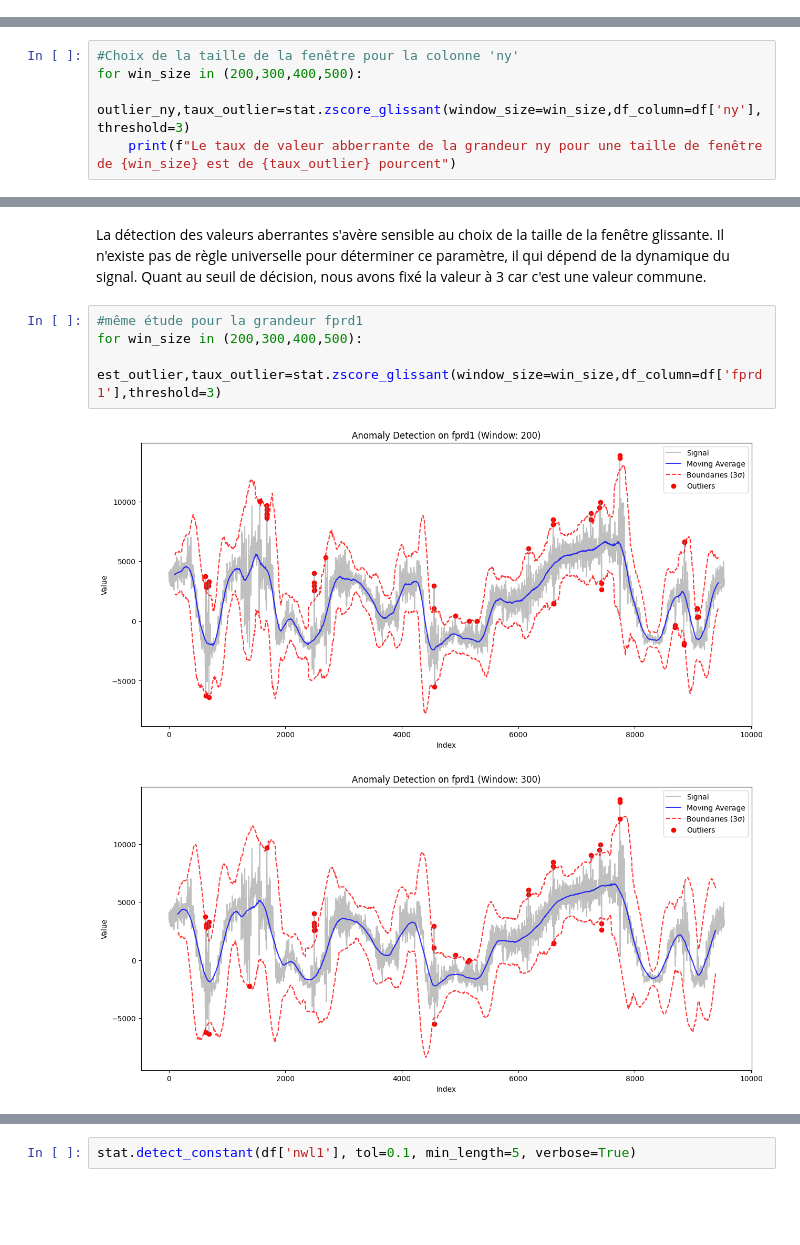
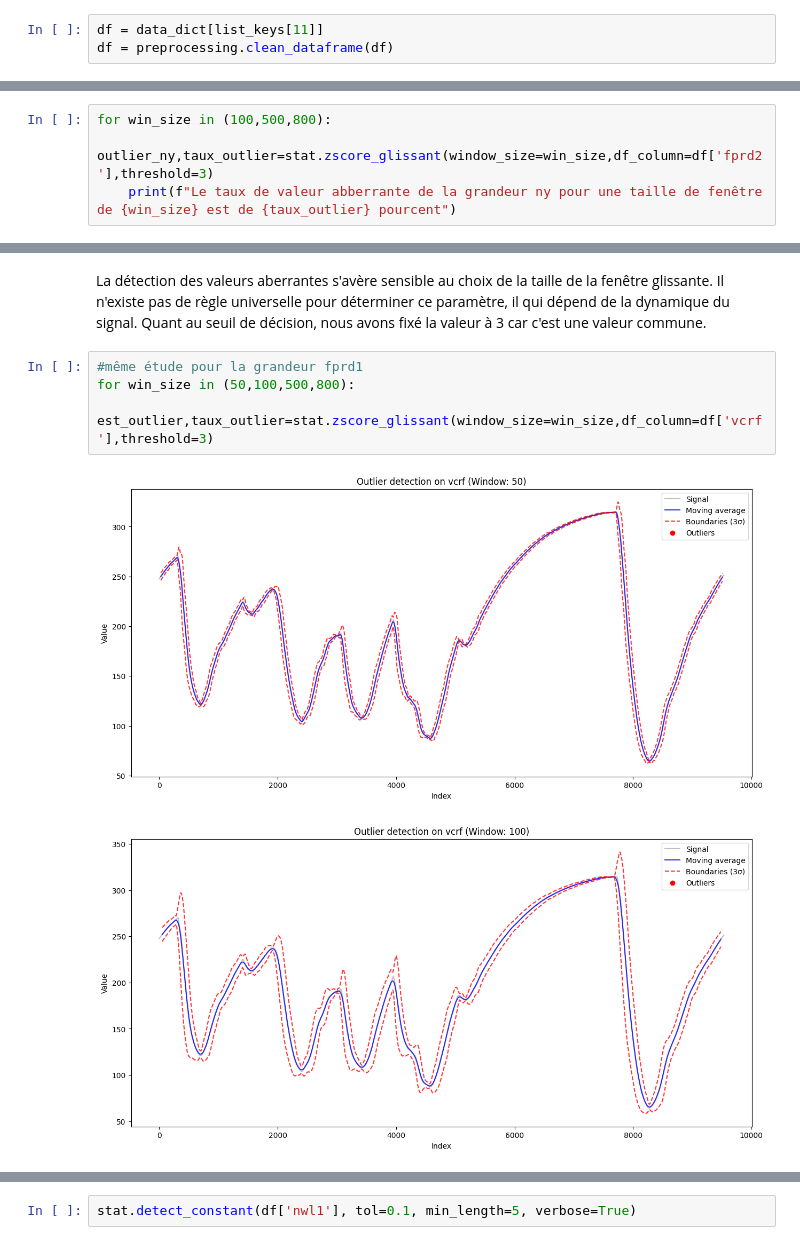
Before and after one commit to lukasfauli/Projet-recheche-INSA-anomaly-detection-librairy, a Jupyter notebook: studies_stats/anl01p1-anomaly_detection_stats.ipynb, the cells around one changed output, grey strips where cells are left out. Drawn from its saved outputs; the diff is of its cells as text; blank space fills up the shorter version.

```diff
--- a/studies_stats/anl01p1-anomaly_detection_stats.ipynb
+++ b/studies_stats/anl01p1-anomaly_detection_stats.ipynb
@@ -49,0 +38,3 @@ display(df.describe())
+# %%
+df = data_dict[list_keys[11]]
+df = preprocessing.clean_dataframe(df)
@@ -50,6 +54,5 @@ display(df.describe())
 # %%
-#Choix de la taille de la fenêtre pour la colonne 'ny'
-for win_size in (200,300,400,500):
-    outlier_ny,taux_outlier=stat.zscore_glissant(window_size=win_size,df_column=df['ny'],threshold=3)
+for win_size in (100,500,800):
+    outlier_ny,taux_outlier=stat.zscore_glissant(window_size=win_size,df_column=df['fprd2'],threshold=3)
     print(f"Le taux de valeur abberrante de la grandeur ny pour une taille de fenêtre de {win_size} est de {taux_outlier} pourcent")
 # %% [output]
@@ -65,8 +66,8 @@ Le taux de valeur abberrante de la grandeur ny pour une taille de fenêtre de 50
 La détection des valeurs aberrantes s'avère sensible au choix de la taille de la fenêtre glissante. Il n'existe pas de règle universelle pour déterminer ce paramètre, il qui dépend de la dynamique du signal. Quant au seuil de décision, nous avons fixé la valeur à 3 car c'est une valeur commune.
 # %%
 #même étude pour la grandeur fprd1
-for win_size in (200,300,400,500):
-    est_outlier,taux_outlier=stat.zscore_glissant(window_size=win_size,df_column=df['fprd1'],threshold=3)
+for win_size in (50,100,500,800):
+    est_outlier,taux_outlier=stat.zscore_glissant(window_size=win_size,df_column=df['vcrf'],threshold=3)
 # %% [output]
-[figure, old version]
+[figure, new version]
-[figure, old version]
+[figure, new version]
```
Also changed, not shown: parts of 9 cells of this notebook, 1 other file.
